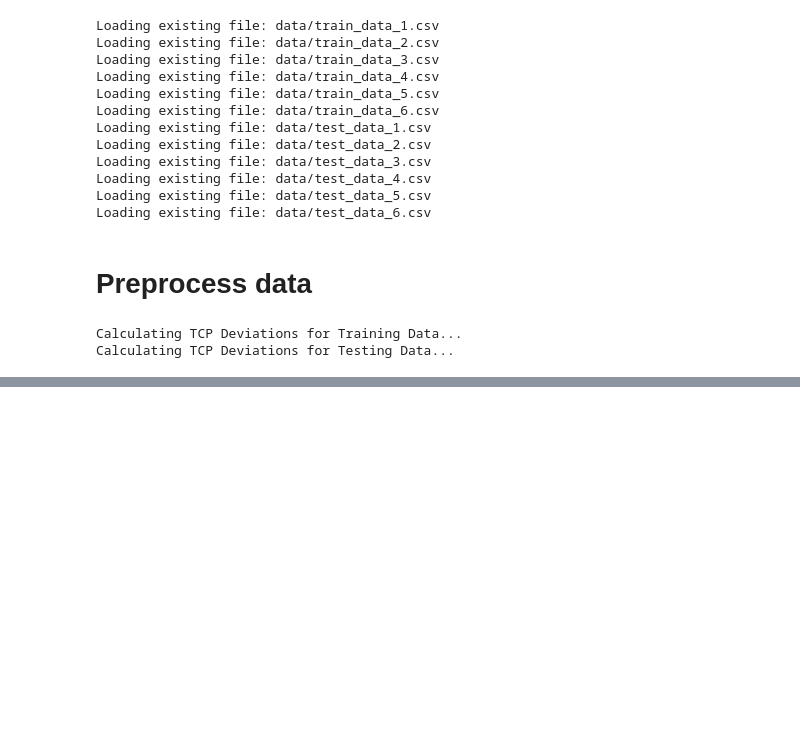
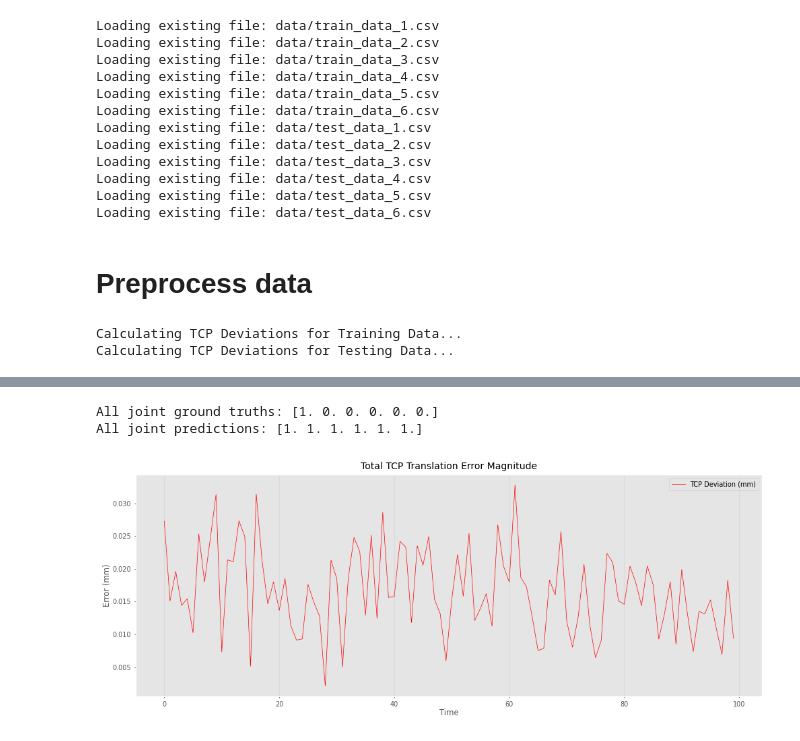
Before and after one commit to ChristianPorsmose/UR3eDTCourse, a Jupyter notebook: DTsolution/models/wear_localization/model_training.ipynb, the cells around one changed output, grey strips where cells are left out. Cells and saved outputs as stored; diff of their text form; code cells hidden in the pictures; blank space fills up the shorter version.

```diff
--- a/DTsolution/models/wear_localization/model_training.ipynb
+++ b/DTsolution/models/wear_localization/model_training.ipynb
@@ -431,43 +568,40 @@ print(model_output_rounded.shape)
 # %%
 import numpy as np
 import matplotlib.pyplot as plt
 import roboticstoolbox as rtb
 
 n_samples = len(illustration_df.to_numpy()[:, 0])
-
-
-# 2. Extract all 6 Joint Angles (q_actual)
-q_actual = np.zeros((n_samples, 6))
-for i in range(6):
-    q_actual[:, i] = illustration_df[f"q_actual_{i}"].to_numpy()
 
 # 3. Extract Measured TCP Translation (Assuming indices 0, 1, 2 are X, Y, Z)
 tcp_error_mm = illustration_df["tcp_deviation_mm"].to_numpy()
 
 joint_worn = np.zeros((n_samples, 6))
 for i in range(6):
     joint_worn[:, i] = illustration_df[f"joint_{i+1}_worn"].to_numpy()
 
 # 6. Plotting
 plt.figure(figsize=(10, 4))
 
 # Subplot 2: Total TCP Error
 plt.plot(tcp_error_mm, label="TCP Deviation (mm)", color="red")
 plt.title("Total TCP Translation Error Magnitude")
 plt.ylabel("Error (mm)")
 plt.xlabel("Time")
 plt.grid(axis="y")
+plt.legend()
 
 # Plot all joint wear predictions
-i = 0
-plt.plot(model_output_rounded[:, i] * 200, label=f"wear_joint_{i+1}")
-plt.plot(joint_worn[:, i] * 200, label=f"Ground Truth: wear_joint_{i+1}")
+print(f"All joint ground truths: {illustration_df.to_numpy()[-1, -6:]}")
+print(f"All joint predictions: {model_output_rounded}")
 
-plt.legend()
 
 
 plt.tight_layout()
 plt.show()
+# %% [output]
+All joint ground truths: [1. 0. 0. 0. 0. 0.]
+All joint predictions: [1. 1. 1. 1. 1. 1.]
+[figure, added]
 # %%
 # Save the trained model
 torch.save(model.state_dict(), "wear_localization_model_TCP_Deviation_XYZ.pth")
```
Also changed, not shown: parts of 10 cells of this notebook.
